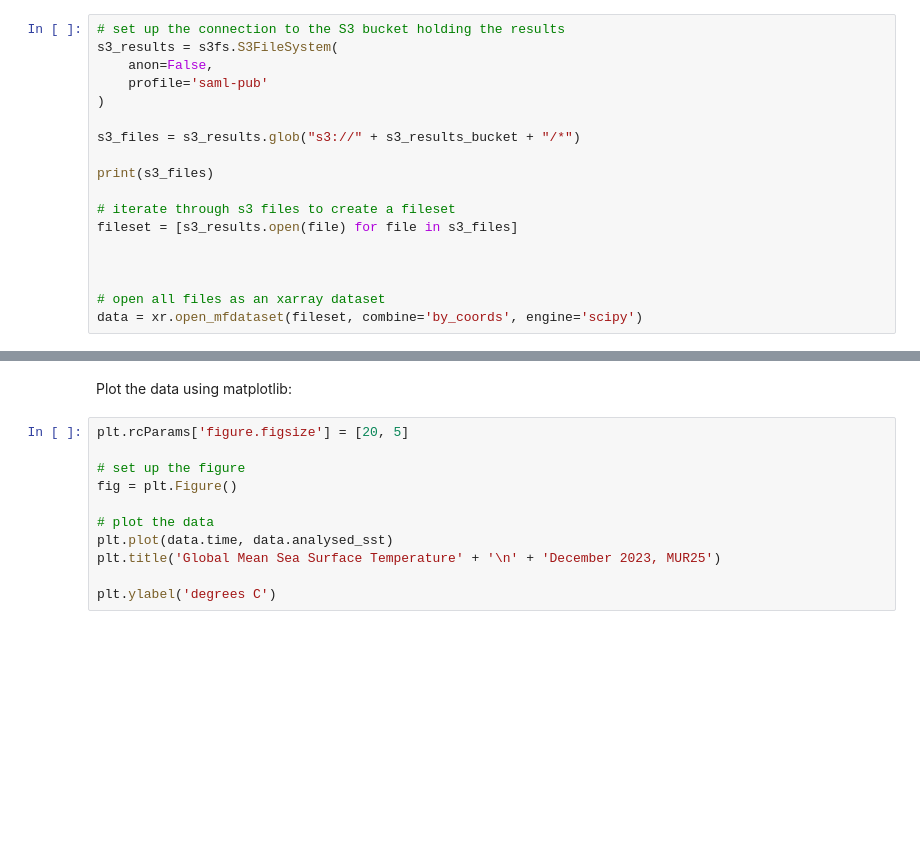
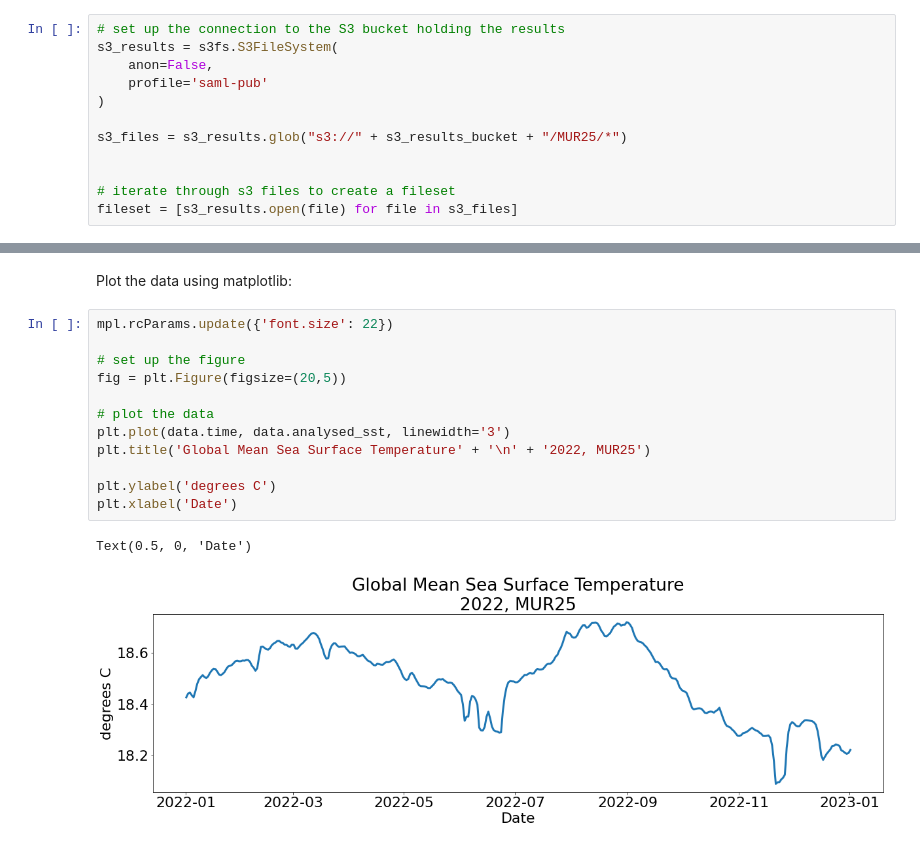
Before and after one commit to podaac/the-coding-club, a Jupyter notebook: src/podaac-lambda-example-sst-global-mean.ipynb, the cells around one changed output, grey strips where cells are left out. Drawn from its saved outputs; the diff is of its cells as text; blank space fills up the shorter version.

```diff
--- a/src/podaac-lambda-example-sst-global-mean.ipynb
+++ b/src/podaac-lambda-example-sst-global-mean.ipynb
@@ -133,14 +88,8 @@ s3_results = s3fs.S3FileSystem(
     profile='saml-pub'
 )
 
-s3_files = s3_results.glob("s3://" + s3_results_bucket + "/*")
+s3_files = s3_results.glob("s3://" + s3_results_bucket + "/MUR25/*")
 
-print(s3_files)
 
 # iterate through s3 files to create a fileset
 fileset = [s3_results.open(file) for file in s3_files]
-
-
-
-# open all files as an xarray dataset
-data = xr.open_mfdataset(fileset, combine='by_coords', engine='scipy')
@@ -149,13 +125,17 @@ data
 # %% [markdown]
 Plot the data using matplotlib:
 # %%
-plt.rcParams['figure.figsize'] = [20, 5]
+mpl.rcParams.update({'font.size': 22})
 
 # set up the figure
-fig = plt.Figure()
+fig = plt.Figure(figsize=(20,5))
 
 # plot the data
-plt.plot(data.time, data.analysed_sst)
-plt.title('Global Mean Sea Surface Temperature' + '\n' + 'December 2023, MUR25')
+plt.plot(data.time, data.analysed_sst, linewidth='3')
+plt.title('Global Mean Sea Surface Temperature' + '\n' + '2022, MUR25')
 
 plt.ylabel('degrees C')
+plt.xlabel('Date')
+# %% [output]
+Text(0.5, 0, 'Date')
+[figure, added]
```
Also changed, not shown: parts of 20 cells of this notebook.
